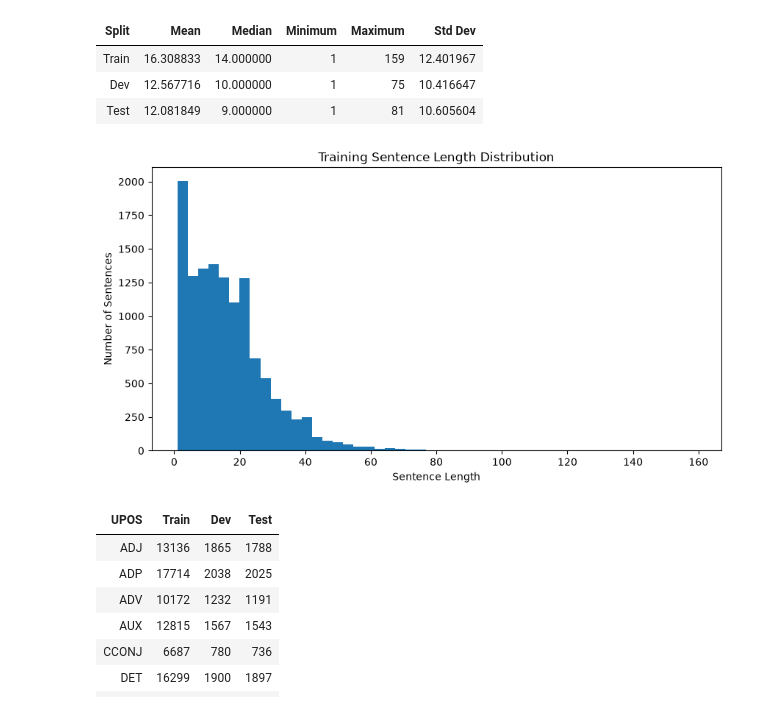
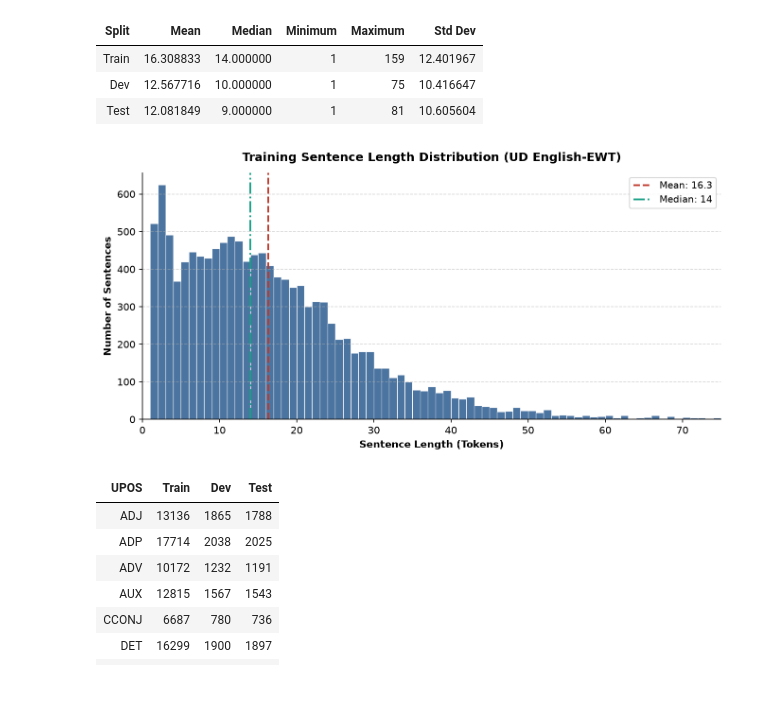
Before and after one commit to r0hansng/aml-project, a Jupyter notebook: notebooks/eda.ipynb, the cells around one changed output. Cells and saved outputs as stored; diff of their text form; code cells hidden in the pictures.

```diff
--- a/notebooks/eda.ipynb
+++ b/notebooks/eda.ipynb
@@ -11,7 +11,7 @@ import sys
 import matplotlib.pyplot as plt
 import pandas as pd
 # %%
-data_dir = Path("../data")
+data_dir = Path("data") if Path("data").exists() else Path("../data")
 train_path = data_dir / "train.conllu"
 dev_path = data_dir / "dev.conllu"
 test_path = data_dir / "test.conllu"
@@ -101,17 +103,47 @@ sentence_length_df.style.hide(axis="index")
 | Dev | 12.567716 | 10.000000 | 1 | 75 | 10.416647 |
 | Test | 12.081849 | 9.000000 | 1 | 81 | 10.605604 |
 # %%
-plt.figure(figsize=(10, 5))
+fig, ax = plt.subplots(figsize=(9, 4.5), dpi=150)
 
-plt.hist(train_lengths, bins=50)
+mean_len = stats.mean(train_lengths)
+median_len = stats.median(train_lengths)
 
-plt.xlabel("Sentence Length")
-plt.ylabel("Number of Sentences")
-plt.title("Training Sentence Length Distribution")
+ax.hist(
+    train_lengths,
+    bins=range(1, min(max(train_lengths), 80) + 2),
+    color="#2b5c8f",
+    edgecolor="white",
+    linewidth=0.6,
+    alpha=0.85,
+)
 
+ax.axvline(
+    mean_len,
+    color="#c0392b",
+    linestyle="--",
+    linewidth=1.8,
+    label=f"Mean: {mean_len:.1f}",
+)
+ax.axvline(
+    median_len,
+    color="#16a085",
+    linestyle="-.",
+    linewidth=1.8,
+    label=f"Median: {median_len:.0f}",
+)
+
+ax.set_title("Training Sentence Length Distribution (UD English-EWT)", fontsize=12, fontweight="bold", pad=12)
+ax.set_xlabel("Sentence Length (Tokens)", fontsize=10, fontweight="bold")
+ax.set_ylabel("Number of Sentences", fontsize=10, fontweight="bold")
+ax.set_xlim(0, 75)
+ax.grid(axis="y", linestyle="--", alpha=0.5)
+ax.spines[["top", "right"]].set_visible(False)
+ax.legend(frameon=True, facecolor="white", edgecolor="#cccccc", fontsize=9.5)
+
+plt.tight_layout()
 plt.show()
 # %% [output]
-[figure, old version]
+[figure, new version]
 # %%
 train_pos_counts = Counter(pos_tag for word, pos_tag in train_tokens)
 dev_pos_counts = Counter(pos_tag for word, pos_tag in dev_tokens)
```
Also changed, not shown: parts of 2 cells of this notebook, 10 other files.
